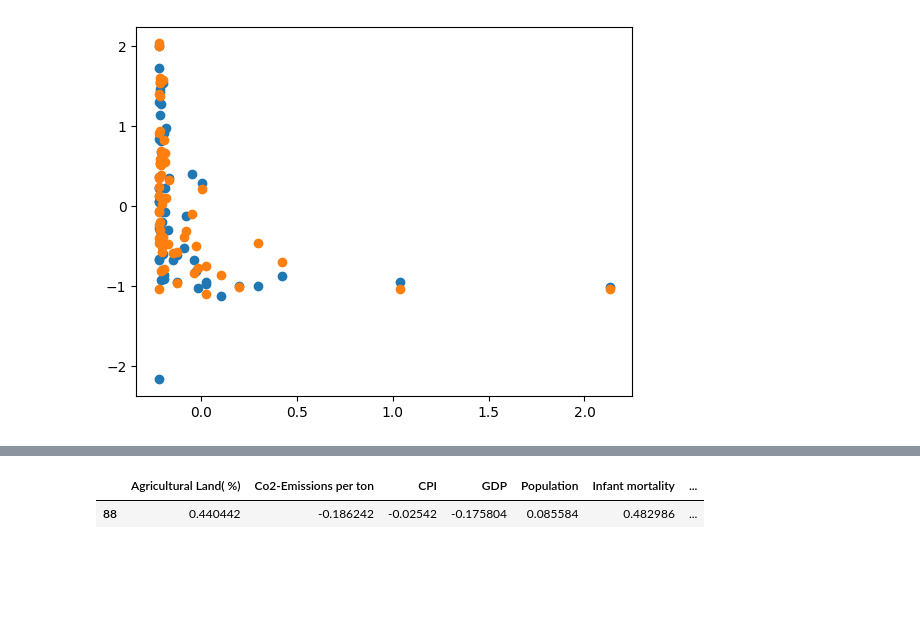
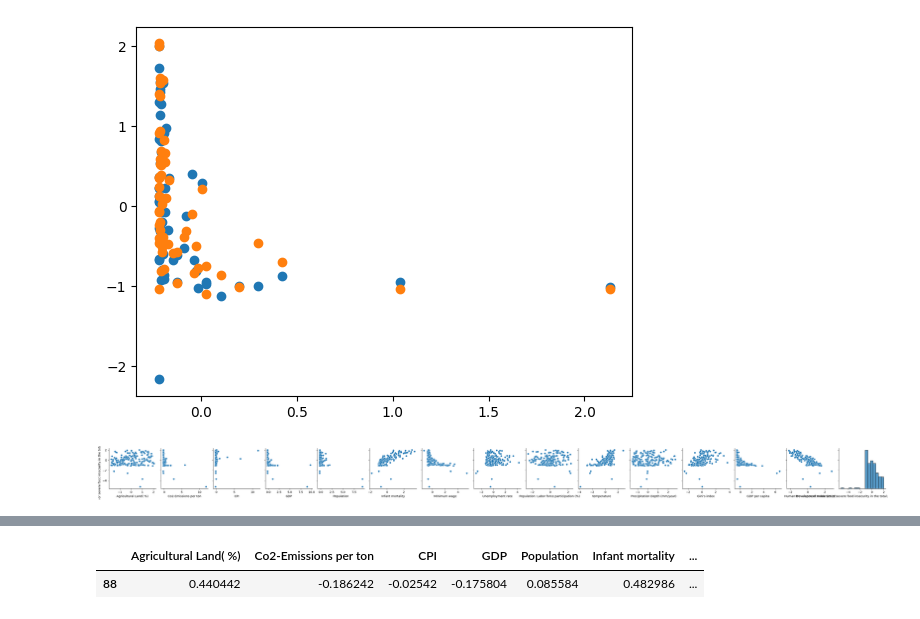
Before and after one commit to michael-hoon/Food-Security-Forecasting, a Jupyter notebook: 2D_final.ipynb, the cells around one changed output, grey strips where cells are left out. Cells and saved outputs as stored; diff of their text form; code cells hidden in the pictures; blank space fills up the shorter version.

```diff
--- a/2D_final.ipynb
+++ b/2D_final.ipynb
@@ -486,3 +470,9 @@ plt.scatter(xest[x_axis], redictions)
 GDP
 <matplotlib.collections.PathCollection at 0x...>
 [figure]
+# %%
+# showing the relationship between the best predictors and our target
+plot0 = sns.pairplot(data=df_without_country_name_better_norm,
+                    y_vars = ['Prevalence of moderate or severe food insecurity in the total population (percent) (2022)'])
+# %% [output]
+[figure, added]
```
Also changed, not shown: parts of 38 cells of this notebook, 1 other file.
